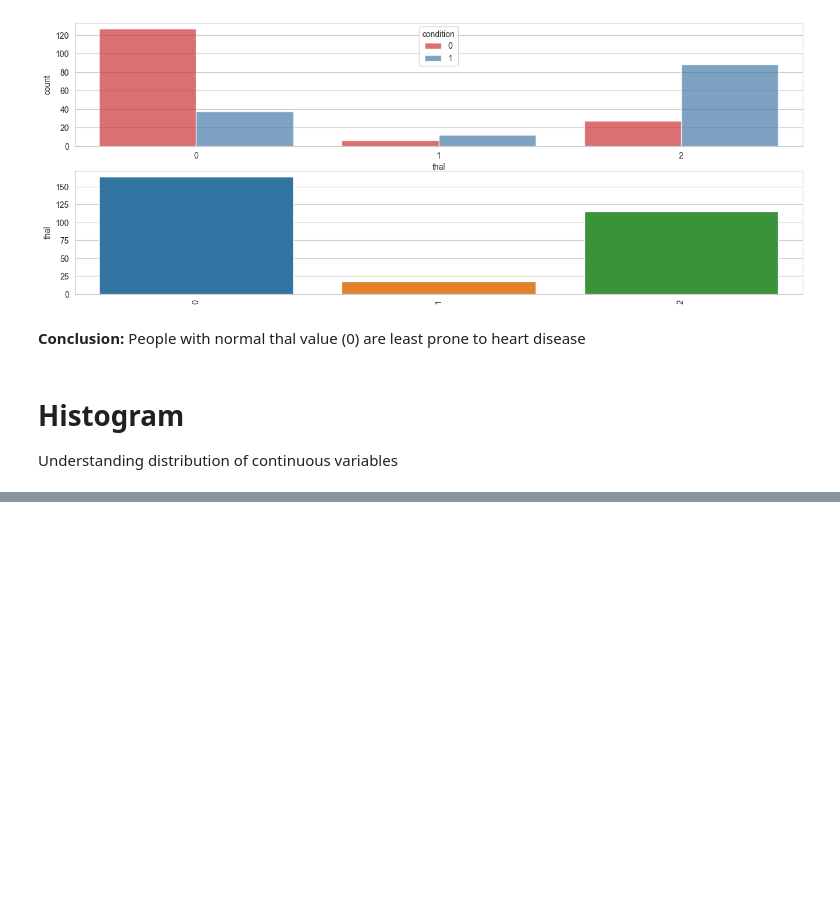
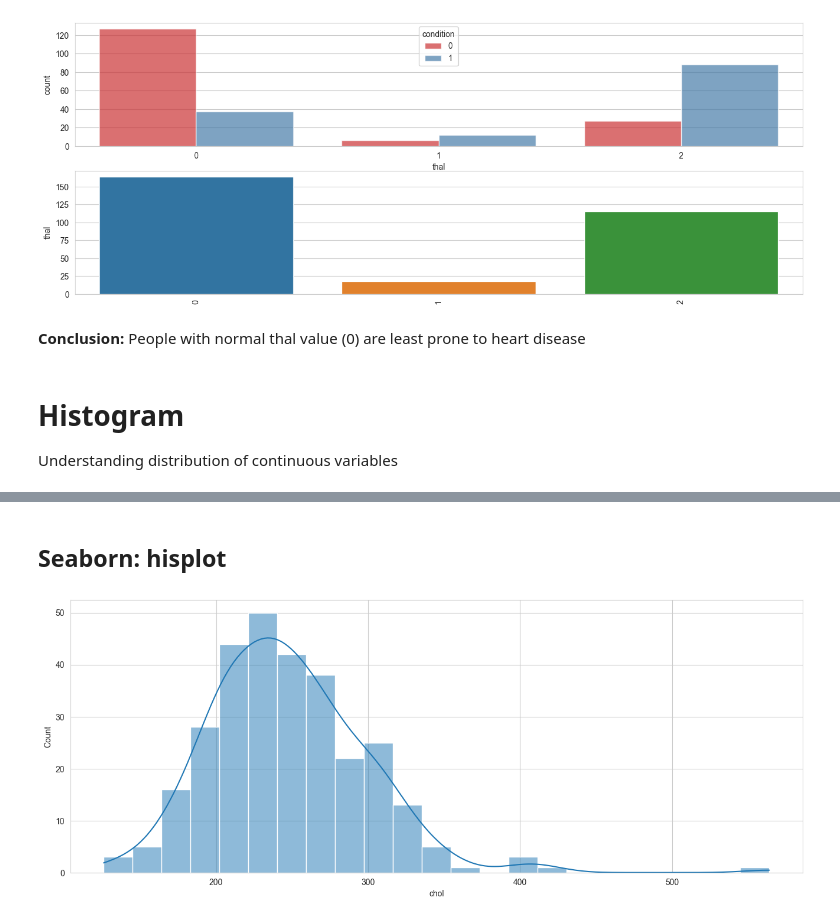
Before and after one commit to Lynne2002/heart_disease-data_visualization, a Jupyter notebook: index.ipynb, the cells around one changed output, grey strips where cells are left out. Cells and saved outputs as stored; diff of their text form; code cells hidden in the pictures; blank space fills up the shorter version.

```diff
--- a/index.ipynb
+++ b/index.ipynb
@@ -408,0 +431,10 @@ Understanding distribution of continuous variables
+# %% [markdown]
+## Seaborn: hisplot
+# %%
+#  OR
+fig, ax =plt.subplots(1, 1, figsize = (16, 6))
+
+sns.histplot(data_df['chol'], kde= True, ax = ax)
+plt.show()
+# %% [output]
+[figure, added]
```
Also changed, not shown: parts of 19 cells of this notebook.
